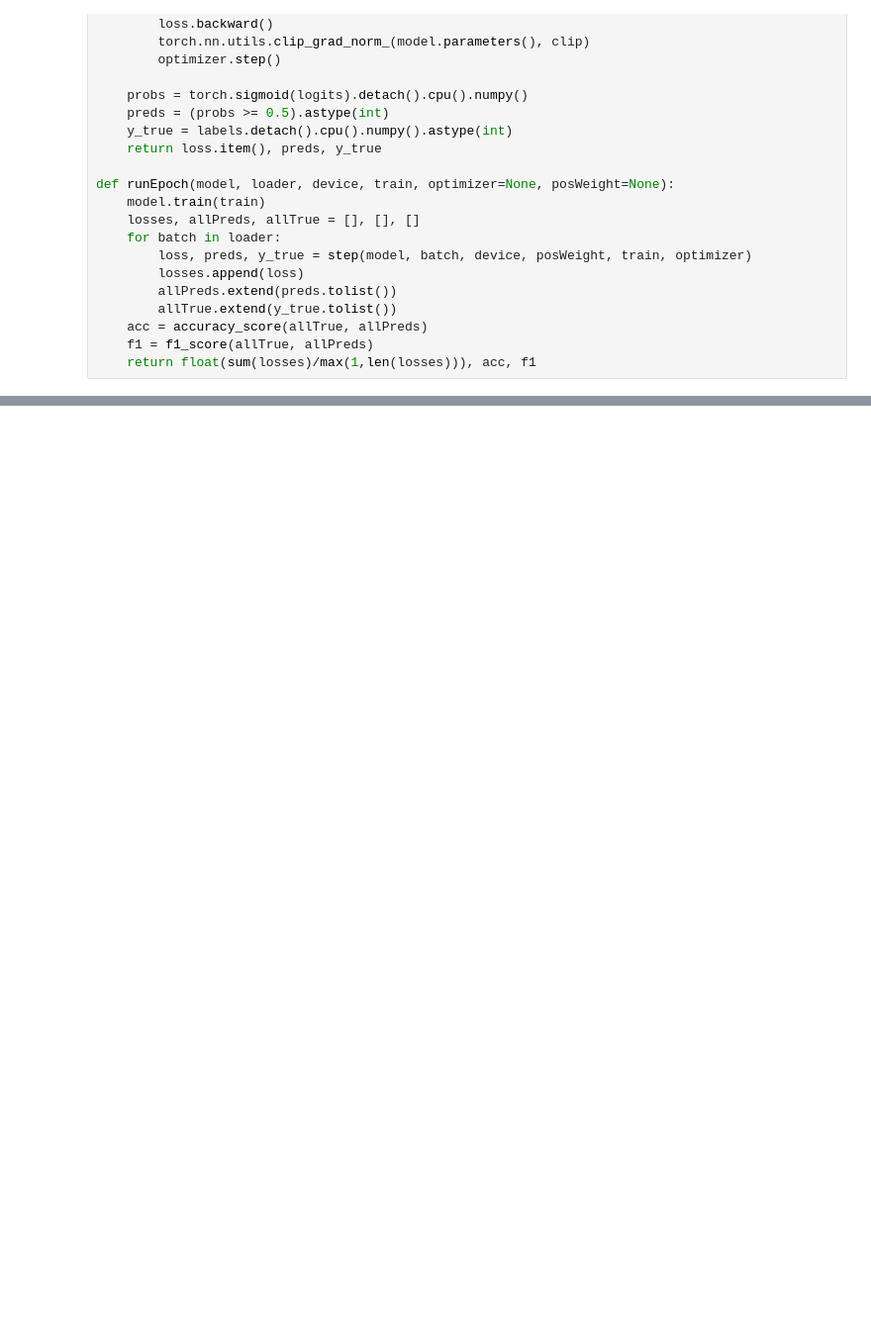
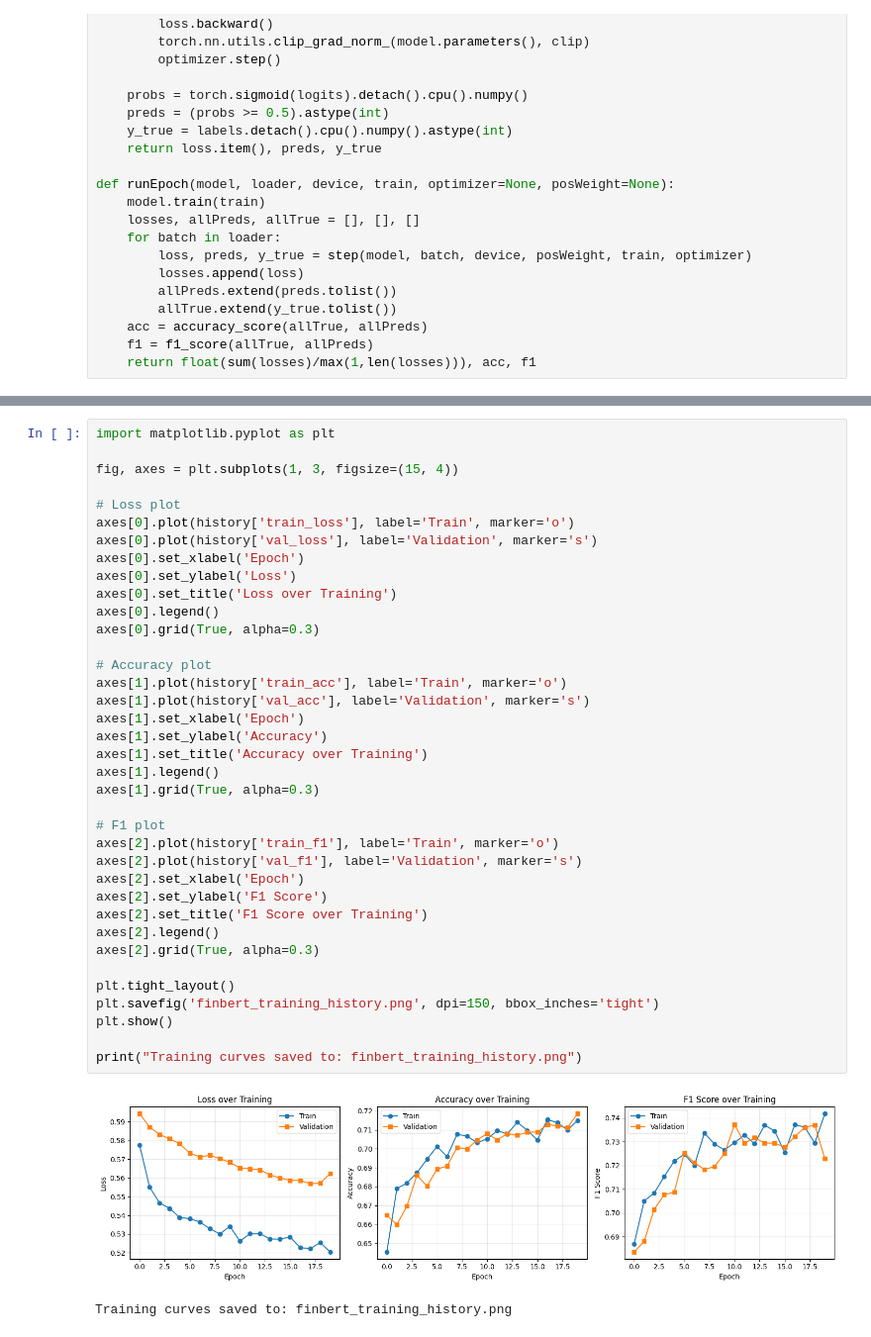
Before and after one commit to CarlKW/AI-financial-sentiment-prediction, a Jupyter notebook: sentiment-analysis.ipynb, the cells around one changed output, grey strips where cells are left out. Shown at 99% size. Cells and saved outputs as stored; diff of their text form; blank space fills up the shorter version.

Commit message:
add best performing model, finbert fine tuned one epoch

```diff
--- a/sentiment-analysis.ipynb
+++ b/sentiment-analysis.ipynb
@@ -246,0 +546,40 @@ model saved as finbert_custom_head
+# %%
+import matplotlib.pyplot as plt
+
+fig, axes = plt.subplots(1, 3, figsize=(15, 4))
+
+# Loss plot
+axes[0].plot(history['train_loss'], label='Train', marker='o')
+axes[0].plot(history['val_loss'], label='Validation', marker='s')
+axes[0].set_xlabel('Epoch')
+axes[0].set_ylabel('Loss')
+axes[0].set_title('Loss over Training')
+axes[0].legend()
+axes[0].grid(True, alpha=0.3)
+
+# Accuracy plot
+axes[1].plot(history['train_acc'], label='Train', marker='o')
+axes[1].plot(history['val_acc'], label='Validation', marker='s')
+axes[1].set_xlabel('Epoch')
+axes[1].set_ylabel('Accuracy')
+axes[1].set_title('Accuracy over Training')
+axes[1].legend()
+axes[1].grid(True, alpha=0.3)
+
+# F1 plot
+axes[2].plot(history['train_f1'], label='Train', marker='o')
+axes[2].plot(history['val_f1'], label='Validation', marker='s')
+axes[2].set_xlabel('Epoch')
+axes[2].set_ylabel('F1 Score')
+axes[2].set_title('F1 Score over Training')
+axes[2].legend()
+axes[2].grid(True, alpha=0.3)
+
+plt.tight_layout()
+plt.savefig('finbert_training_history.png', dpi=150, bbox_inches='tight')
+plt.show()
+
+print("Training curves saved to: finbert_training_history.png")
+# %% [output]
+[figure, added]
+Training curves saved to: finbert_training_history.png
```
Also changed, not shown: parts of 9 cells of this notebook, 10 other files.
